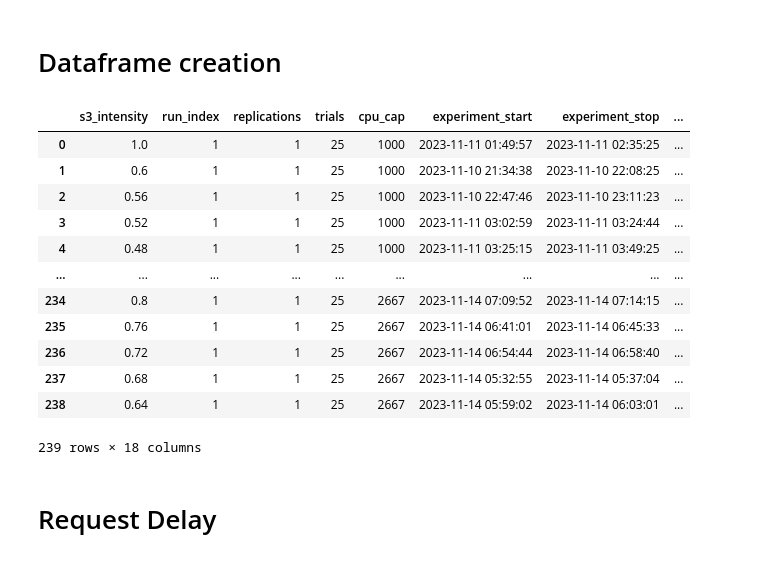
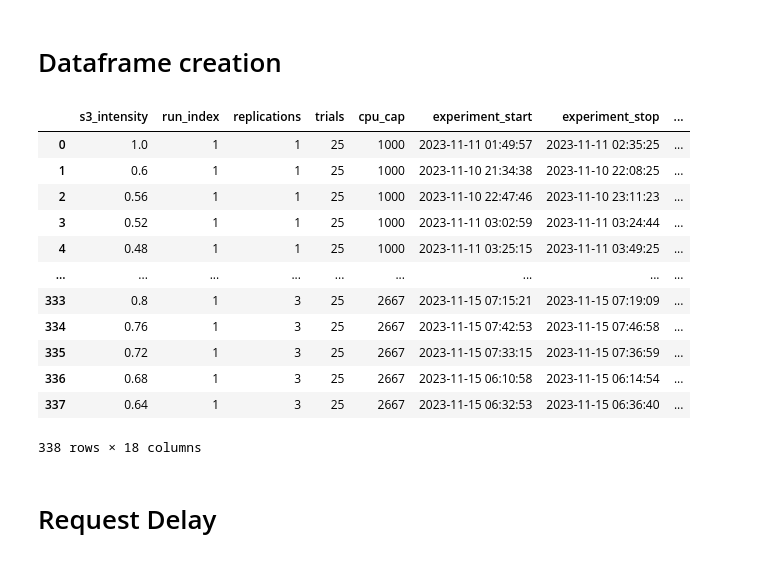
Before and after one commit to wmeijer221/muBench-experiment, a Jupyter notebook: gssi_experiment/gateway_aggregator/gateway_aggregator_analysis_global.ipynb, the cells around one changed output. Cells and saved outputs as stored; diff of their text form; code cells hidden in the pictures.

```diff
--- a/gssi_experiment/gateway_aggregator/gateway_aggregator_analysis_global.ipynb
+++ b/gssi_experiment/gateway_aggregator/gateway_aggregator_analysis_global.ipynb
@@ -151,6 +151,9 @@ for experiment_folder in iterate_through_folders(base_path):
     cpu_cap, replications, trials = get_experiment_metadata(experiment_folder)
     for run_folder in get_subfolders(experiment_folder):
         _, run = os.path.basename(run_folder).split("_")
+        run = int(run)
+        if run > 1:
+            continue
         for step_folder in get_subfolders(run_folder):
             # Collects metadata
             step, _ = os.path.basename(step_folder).split("_")
@@ -172,40 +175,40 @@ for experiment_folder in iterate_through_folders(base_path):
             ].values[0]
 
             # Constructs final datapoint.
             data_point = [
                 s3_intensity,
-                int(run),
+                run,
                 replications,
                 trials,
                 cpu_cap,
                 start_time,
                 end_time,
                 real_cpu_key,
                 synth_latency_ms,
                 n_utilization_readings,
                 *utilization_data,
                 *synth_utilization_data,
             ]
 
             # Inserts datapoint into the dataframe.
             df.loc[data_point_counter, :] = data_point
             data_point_counter += 1
 
 df
 # %% [output]
 |  | s3_intensity | run_index | replications | trials | cpu_cap | experiment_start | experiment_stop | ... |
 | 0 | 1.0 | 1 | 1 | 25 | 1000 | 2023-11-11 01:49:57 | 2023-11-11 02:35:25 | ... |
 | 1 | 0.6 | 1 | 1 | 25 | 1000 | 2023-11-10 21:34:38 | 2023-11-10 22:08:25 | ... |
 | 2 | 0.56 | 1 | 1 | 25 | 1000 | 2023-11-10 22:47:46 | 2023-11-10 23:11:23 | ... |
 | 3 | 0.52 | 1 | 1 | 25 | 1000 | 2023-11-11 03:02:59 | 2023-11-11 03:24:44 | ... |
 | 4 | 0.48 | 1 | 1 | 25 | 1000 | 2023-11-11 03:25:15 | 2023-11-11 03:49:25 | ... |
 | ... | ... | ... | ... | ... | ... | ... | ... | ... |
-| 234 | 0.8 | 1 | 1 | 25 | 2667 | 2023-11-14 07:09:52 | 2023-11-14 07:14:15 | ... |
-| 235 | 0.76 | 1 | 1 | 25 | 2667 | 2023-11-14 06:41:01 | 2023-11-14 06:45:33 | ... |
-| 236 | 0.72 | 1 | 1 | 25 | 2667 | 2023-11-14 06:54:44 | 2023-11-14 06:58:40 | ... |
-| 237 | 0.68 | 1 | 1 | 25 | 2667 | 2023-11-14 05:32:55 | 2023-11-14 05:37:04 | ... |
-| 238 | 0.64 | 1 | 1 | 25 | 2667 | 2023-11-14 05:59:02 | 2023-11-14 06:03:01 | ... |
+| 333 | 0.8 | 1 | 3 | 25 | 2667 | 2023-11-15 07:15:21 | 2023-11-15 07:19:09 | ... |
+| 334 | 0.76 | 1 | 3 | 25 | 2667 | 2023-11-15 07:42:53 | 2023-11-15 07:46:58 | ... |
+| 335 | 0.72 | 1 | 3 | 25 | 2667 | 2023-11-15 07:33:15 | 2023-11-15 07:36:59 | ... |
+| 336 | 0.68 | 1 | 3 | 25 | 2667 | 2023-11-15 06:10:58 | 2023-11-15 06:14:54 | ... |
+| 337 | 0.64 | 1 | 3 | 25 | 2667 | 2023-11-15 06:32:53 | 2023-11-15 06:36:40 | ... |
-239 rows × 18 columns
+338 rows × 18 columns
 # %% [markdown]
 # Request Delay
 # %% [markdown]
```
Also changed, not shown: parts of 2 cells of this notebook, 4 other files.
